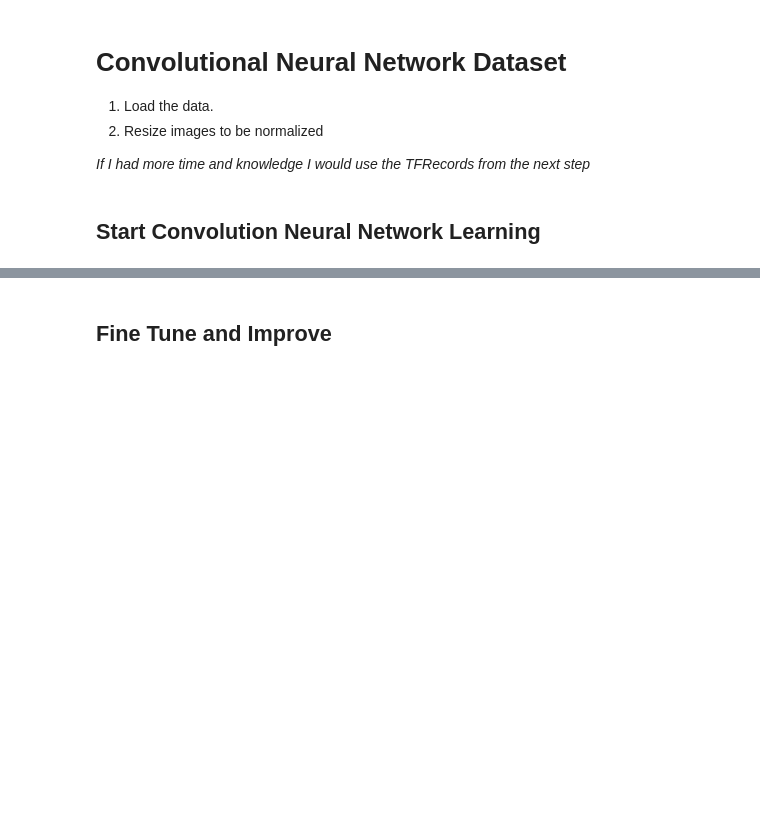
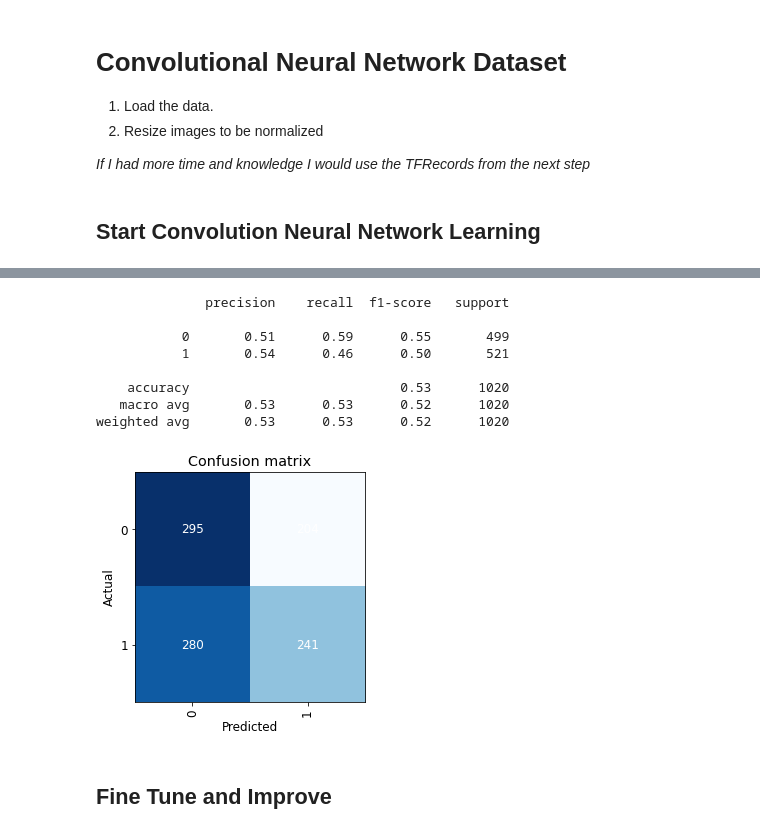
Before and after one commit to R-Sandor/happywhale, a Jupyter notebook: Happywhale.ipynb, the cells around one changed output, grey strips where cells are left out. Cells and saved outputs as stored; diff of their text form; code cells hidden in the pictures; blank space fills up the shorter version.

```diff
--- a/Happywhale.ipynb
+++ b/Happywhale.ipynb
@@ -285,0 +291,6 @@ learn.lr_find()
+# %%
+# Initial performance
+interp = ClassificationInterpretation.from_learner(learn)
+interp.plot_confusion_matrix()
+interp.print_classification_report()
+# %% [output]
@@ -286,3 +300,12 @@ learn.lr_find()
+              precision    recall  f1-score   support
+
+           0       0.51      0.59      0.55       499
+           1       0.54      0.46      0.50       521
+
+    accuracy                           0.53      1020
+   macro avg       0.53      0.53      0.52      1020
+weighted avg       0.53      0.53      0.52      1020
+[figure, added]
 # %% [markdown]
 ## Fine Tune and Improve
 # %%
```
Also changed, not shown: parts of 32 cells of this notebook.
